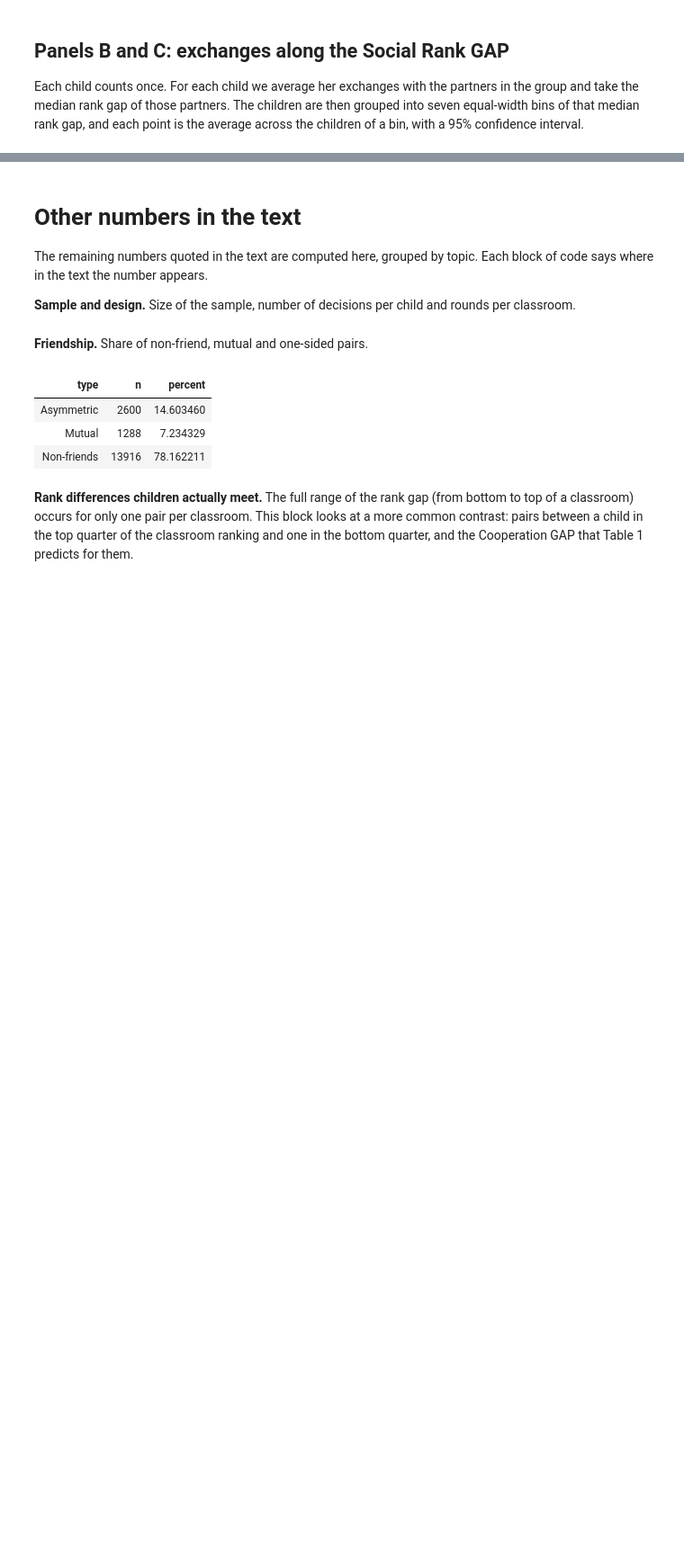
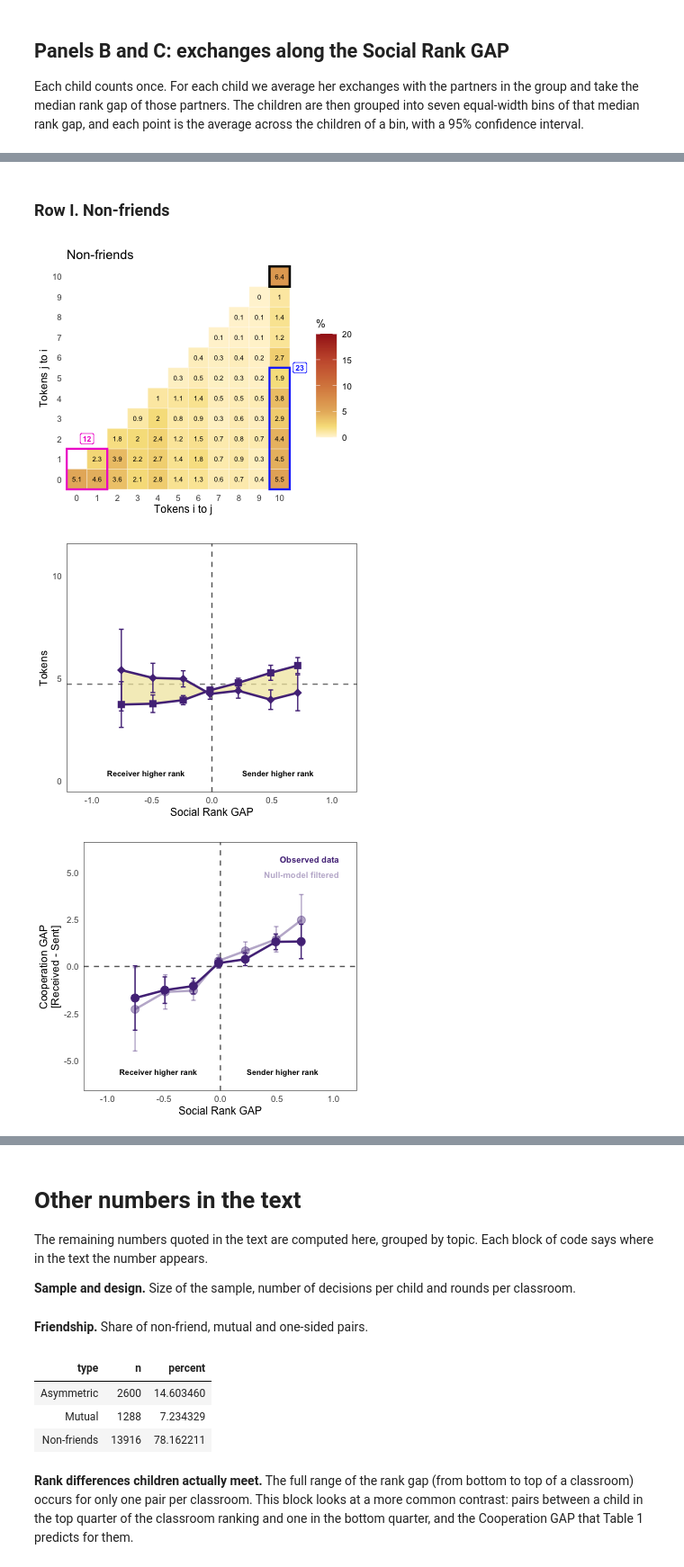
Before and after one commit to melanieoyarzun/patio-en-red, a Jupyter notebook: notebooks/main/02_main_results.ipynb, the cells around one changed output, grey strips where cells are left out. Shown at 90% size. Cells and saved outputs as stored; diff of their text form; code cells hidden in the pictures; blank space fills up the shorter version.

Commit message:
Integrate revised SI tables and preserve visible Figure 3 intervals

```diff
--- a/notebooks/main/02_main_results.ipynb
+++ b/notebooks/main/02_main_results.ipynb
@@ -1023,0 +954,23 @@ write_csv(binned,        here("output", "tables", "figure3_binned_means.csv"))
+# %%
+plot_coop_gap <- function(this_group, color, y_limits = c(-6, 6)) {
+  bins <- binned %>% filter(group == this_group)
+
+  ggplot(bins, aes(x = gap, y = mean_coop_gap, alpha = version)) +
+    geom_vline(xintercept = 0, linetype = "dashed", color = "grey40") +
+    geom_hline(yintercept = 0, linetype = "dashed", color = "grey40") +
+    geom_line(color = color, linewidth = 0.9) +
+    geom_errorbar(aes(ymin = mean_coop_gap - ci_coop_gap, ymax = mean_coop_gap + ci_coop_gap),
+                  color = color, width = 0.04) +
+    geom_point(color = color, size = 2.8) +
+    scale_alpha_manual(values = c(Observed = 1, Filtered = 0.4)) +
+    annotate("text", x = c(-0.55, 0.55), y = y_limits[1] + 0.4, size = 2.3, fontface = "bold",
+             label = c("Receiver higher rank", "Sender higher rank")) +
+    annotate("text", x = 1.05, y = y_limits[2] - c(0.3, 1.1), hjust = 1, size = 2.5,
+             fontface = "bold", color = color, alpha = c(1, 0.4),
+             label = c("Observed data", "Null-model filtered")) +
+    scale_x_continuous(limits = c(-1.1, 1.1), breaks = seq(-1, 1, 0.5)) +
+    scale_y_continuous(breaks = seq(-7.5, 5, 2.5)) +
+    coord_cartesian(ylim = y_limits, clip = "on") +
+    labs(x = "Social Rank GAP", y = "Cooperation GAP\n[Received - Sent]") +
+    theme_paper(base_size = 9)
+}
@@ -1023,0 +991,23 @@ write_csv(binned,        here("output", "tables", "figure3_binned_means.csv"))
+# %%
+rows <- tribble(
+  ~row,  ~heatmap_group,   ~rank_group,       ~color,            ~y_min,
+  "I",   "Non-friends",    "Non-friends",     color_non_friends, -6,
+  "II",  "Mutual friends", "Mutual",          color_mutual,      -6,
+  "III", "Asymmetric",     "Sender declares", color_asymmetric,  -8.5
+)
+
+figure3_panels <- pmap(rows, function(row, heatmap_group, rank_group, color, y_min) {
+  list(A = plot_heatmap(heatmap_group),
+       B = plot_tokens(rank_group, color),
+       C = plot_coop_gap(rank_group, color, y_limits = c(y_min, 6)))
+}) %>% set_names(rows$row)
+
+figure3 <- patchwork::wrap_plots(flatten(figure3_panels), ncol = 3)
+# %% [markdown]
+### Row I. Non-friends
+# %%
+figure3_panels[["I"]]$A
+# %% [output]
+[figure, added]
+[figure, added]
+[figure, added]
```
Also changed, not shown: parts of 17 cells of this notebook, 14 other files.
